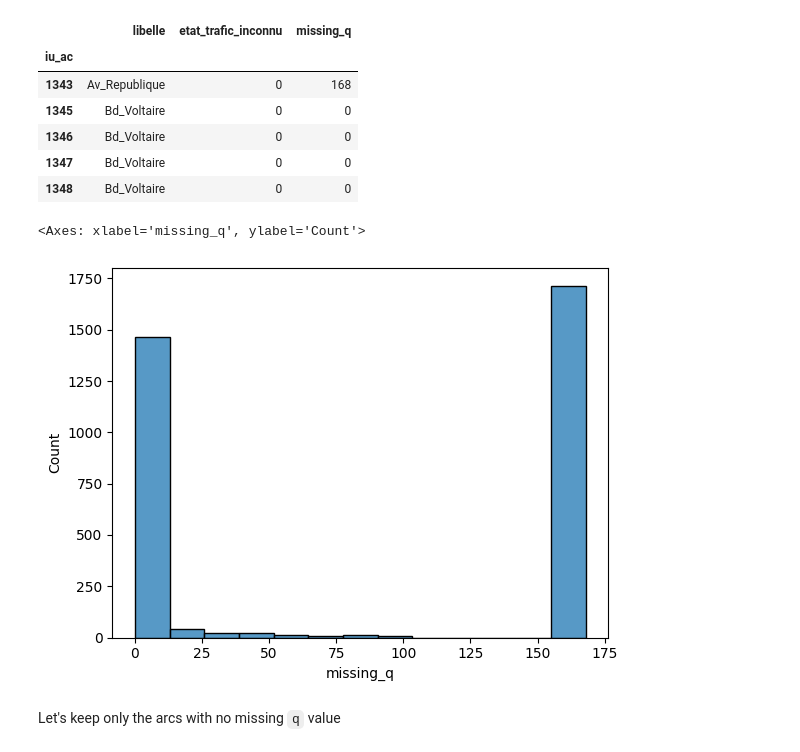
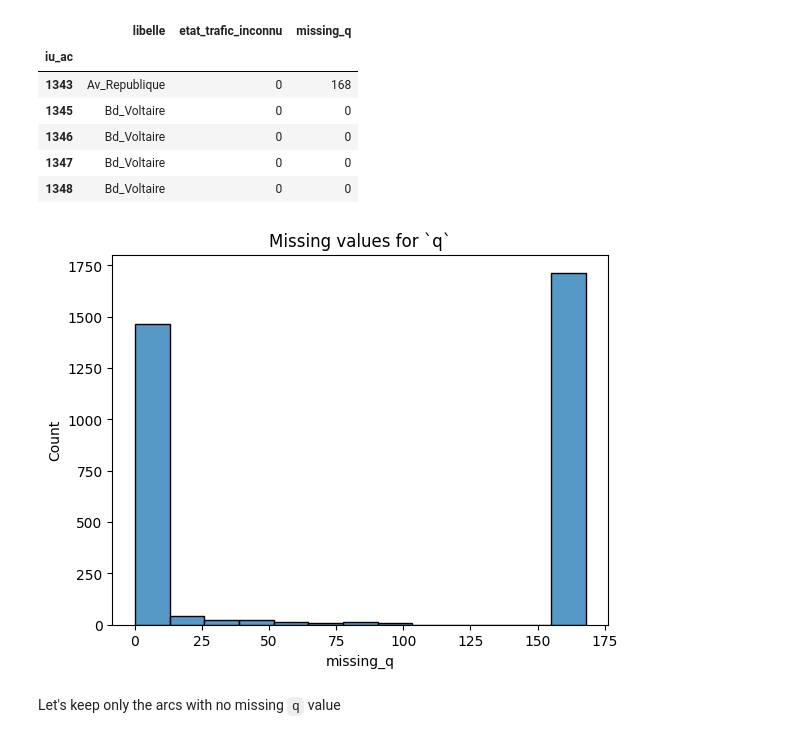
Before and after one commit to Rochdy-max/traffic-flow-prediction, a Jupyter notebook: main.ipynb, the cells around one changed output. Cells and saved outputs as stored; diff of their text form; code cells hidden in the pictures.

```diff
--- a/main.ipynb
+++ b/main.ipynb
@@ -184,9 +190,10 @@ arcs_df.head()
 | 1348 | Bd_Voltaire | 0 | 0 |
 # %%
 sns.histplot(arcs_df["missing_q"])
+plt.title("Missing values for `q`")
+plt.show()
 # %% [output]
-<Axes: xlabel='missing_q', ylabel='Count'>
-[figure, old version]
+[figure, new version]
 # %% [markdown]
 Let's keep only the arcs with no missing `q` value
 # %%
```
Also changed, not shown: parts of 100 cells of this notebook.
